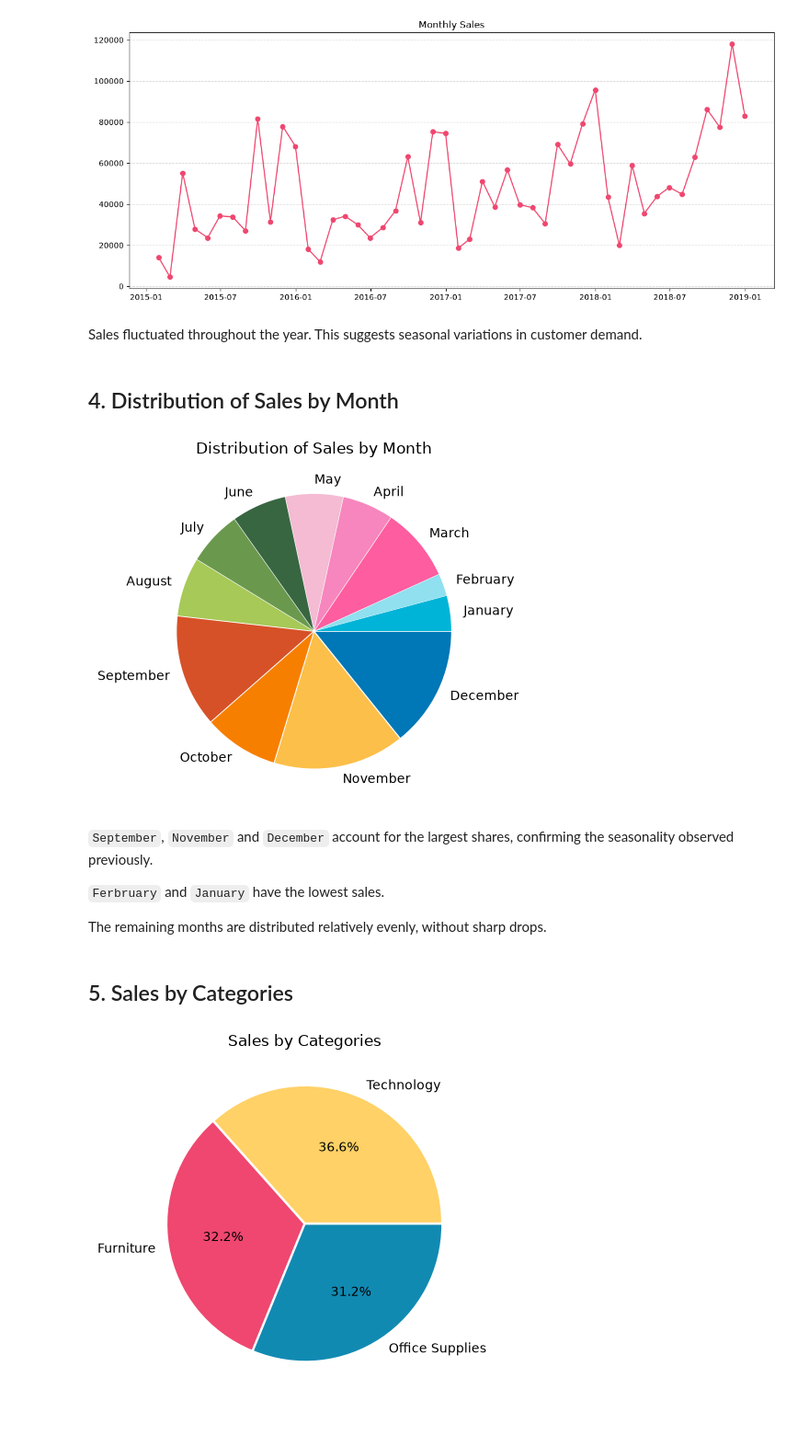
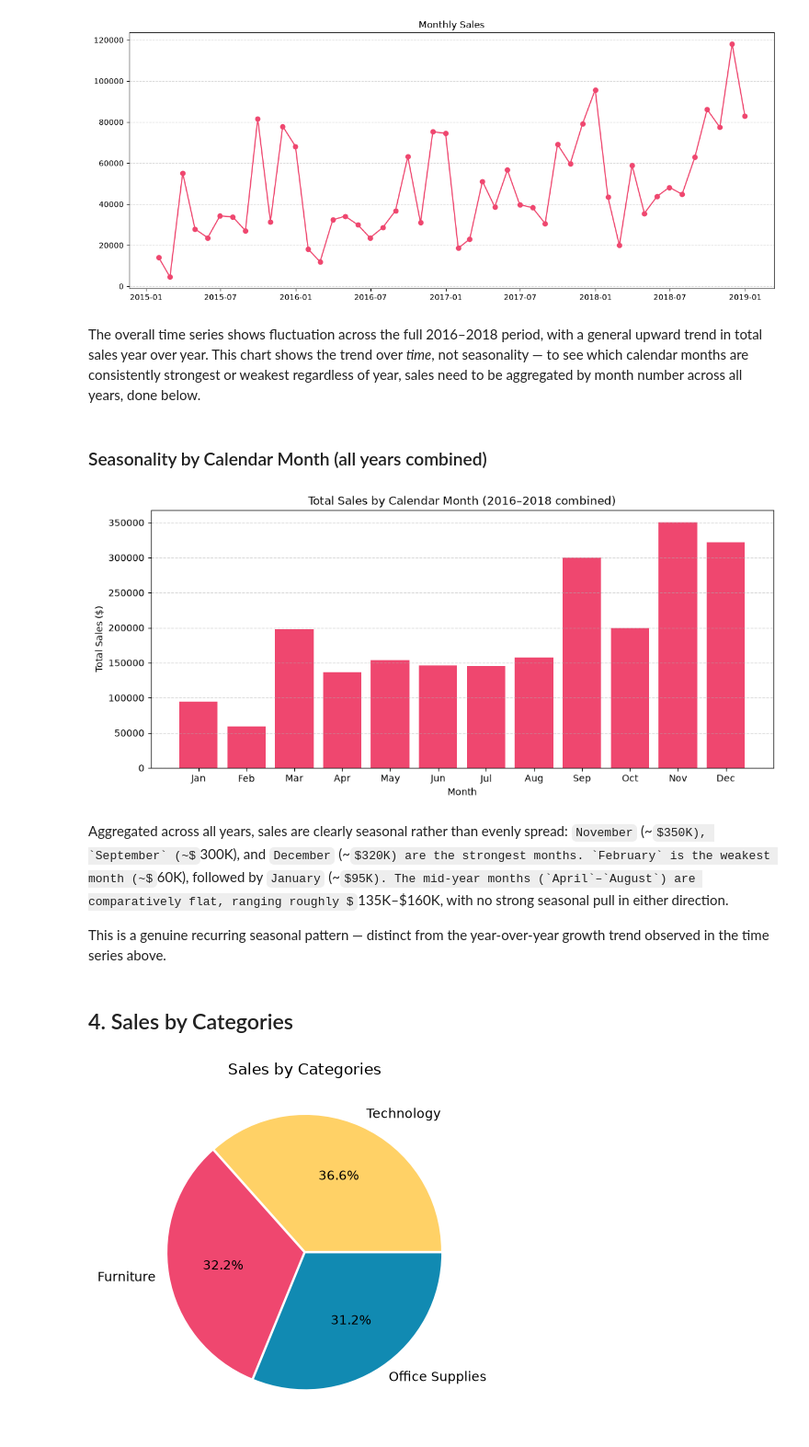
Before and after one commit to Hermash/Superstore-Sales-Analysis, a Jupyter notebook: notebooks/03_eda.ipynb, the cells around one changed output. Shown at 92% size. Cells and saved outputs as stored; diff of their text form; code cells hidden in the pictures; some formulas as TeX source.

```diff
--- a/notebooks/03_eda.ipynb
+++ b/notebooks/03_eda.ipynb
@@ -53,31 +53,31 @@ plt.show()
 # %% [output]
 [figure]
 # %% [markdown]
-Sales fluctuated throughout the year. This suggests seasonal variations in customer demand.
+The overall time series shows fluctuation across the full 2016–2018 period, with a general upward trend in total sales year over year. This chart shows the trend over *time*, not seasonality — to see which calendar months are consistently strongest or weakest regardless of year, sales need to be aggregated by month number across all years, done below.
 # %% [markdown]
-## 4. Distribution of Sales by Month
+### Seasonality by Calendar Month (all years combined)
 # %%
-sales_by_month = df.groupby(df["Order Date"].dt.month)["Sales"].sum()
+monthly_seasonality = df.groupby(df["Order Date"].dt.month)["Sales"].sum()
+monthly_seasonality.index = [calendar.month_abbr[m] for m in monthly_seasonality.index]
 # %%
-colors = ["#00b4d8", "#90e0ef", "#fe5d9f", "#f686bd", "#f4bbd3", "#386641", "#6a994e", "#a7c957", "#d65128", "#f77f00", "#fcbf49", "#0077b6"]
-explode = (0.01,0.01,0.01,0.01,0.01,0.01,0.01,0.01,0.01,0.01,0.01,0.01)
-labels = [calendar.month_name[m] for m in sales_by_month.index]
+plt.figure(figsize=(12, 5))
 
-plt.pie(sales_by_month.values, labels=labels, colors=colors, explode=explode)
+plt.bar(monthly_seasonality.index, monthly_seasonality.values, color="#EF476F")
 
-plt.title("Distribution of Sales by Month")
+plt.title("Total Sales by Calendar Month (2016–2018 combined)")
+plt.xlabel("Month")
+plt.ylabel("Total Sales ($)")
+plt.grid(axis="y", linestyle="--", alpha=0.5)
 
 plt.show()
 # %% [output]
-[figure, old version]
+[figure, new version]
 # %% [markdown]
-`September`, `November` and `December` account for the largest shares, confirming the seasonality observed previously.
+Aggregated across all years, sales are clearly seasonal rather than evenly spread: `November` (~$350K), `September` (~$300K), and `December` (~$320K) are the strongest months. `February` is the weakest month (~$60K), followed by `January` (~$95K). The mid-year months (`April`–`August`) are comparatively flat, ranging roughly $135K–$160K, with no strong seasonal pull in either direction.
 
-`Ferbruary` and `January` have the lowest sales.
-
-The remaining months are distributed relatively evenly, without sharp drops.
+This is a genuine recurring seasonal pattern — distinct from the year-over-year growth trend observed in the time series above.
 # %% [markdown]
-## 5. Sales by Categories
+## 4. Sales by Categories
 # %%
 sales_by_categories = (df.groupby("Category")["Sales"]
                     .sum()
```
Also changed, not shown: parts of 10 cells of this notebook.
